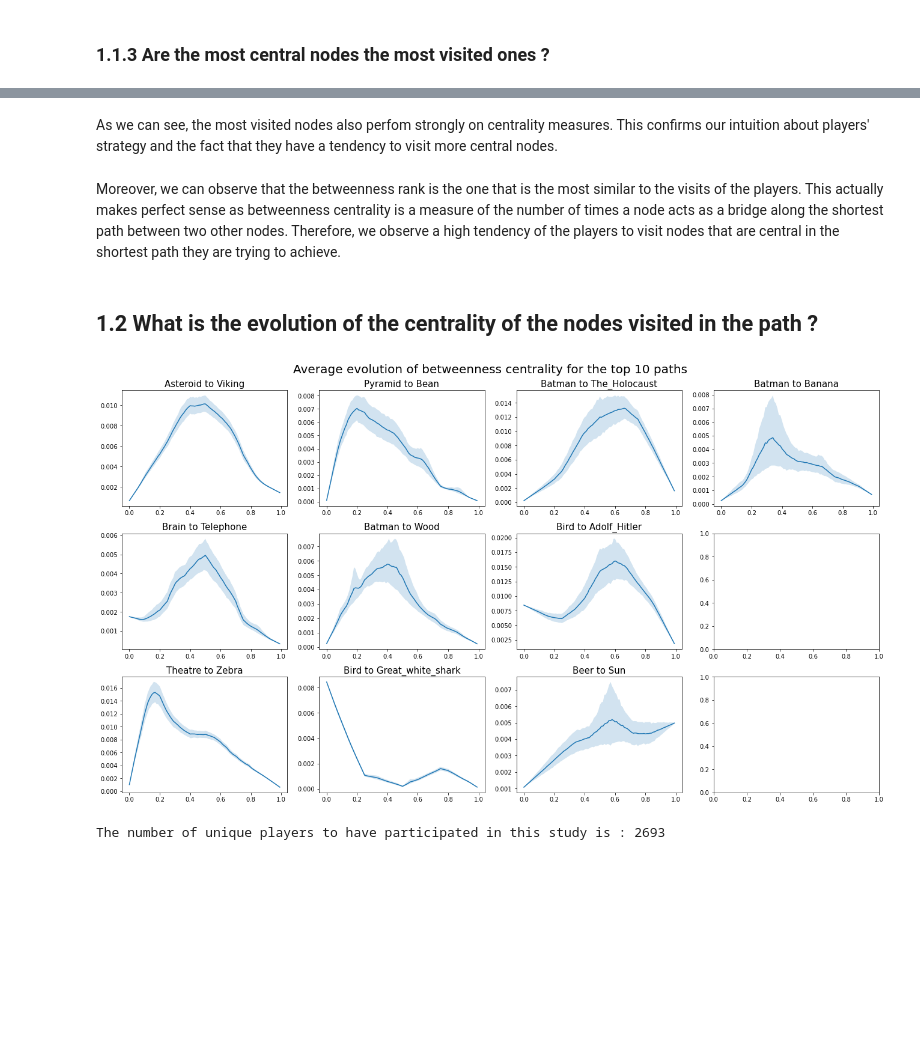
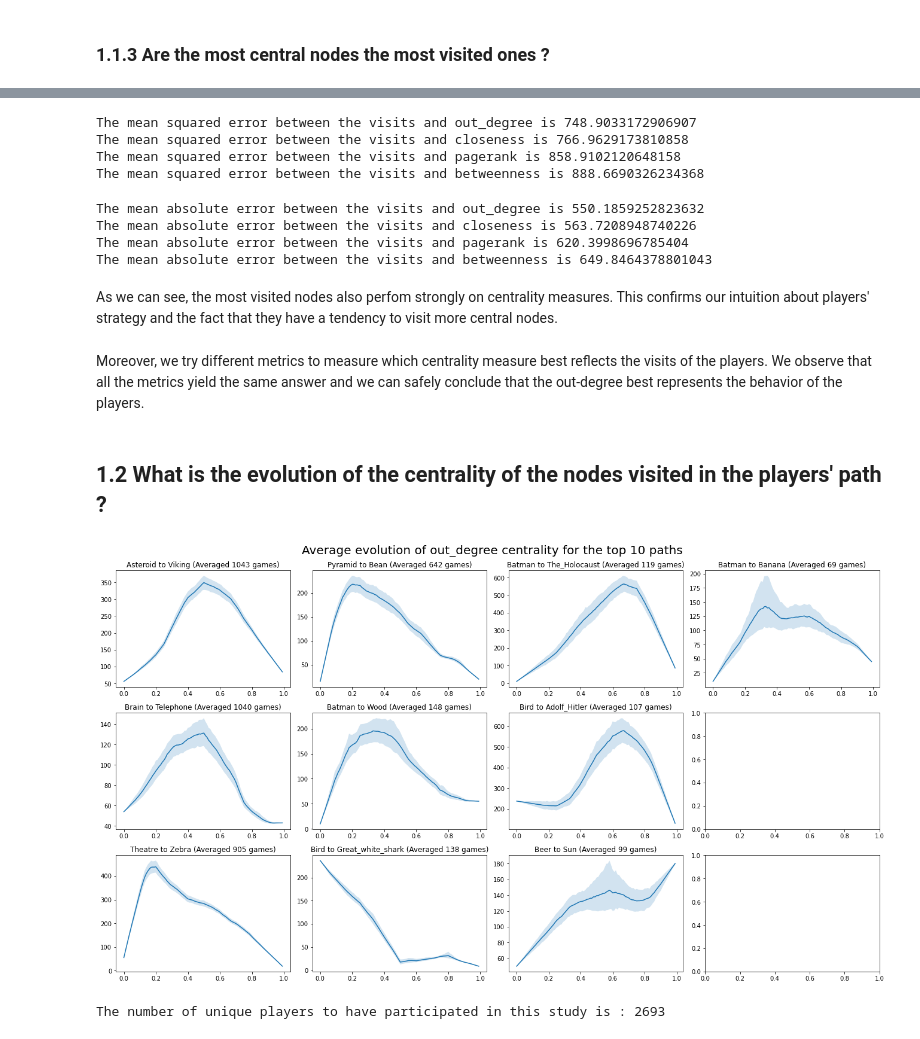
Before and after one commit to khalilacheche/ada-2022-project-adaes, a Jupyter notebook: How_Predictable_Are_Humans.ipynb, the cells around one changed output, grey strips where cells are left out. Cells and saved outputs as stored; diff of their text form; code cells hidden in the pictures; blank space fills up the shorter version.

```diff
--- a/How_Predictable_Are_Humans.ipynb
+++ b/How_Predictable_Are_Humans.ipynb
@@ -71,9 +77,11 @@ OUT_DEGREE = 'out_degree'
 CLOSENESS = 'closeness'
 PAGERANK = 'pagerank'
 BETWEENNESS = 'betweenness'
+SEMANTIC = 'sematic similarity'
 CENTRALITY_MEASURES = [OUT_DEGREE, CLOSENESS, PAGERANK, BETWEENNESS]
 
 AVERAGE_PATH_LENGTH = round(df_paths_finished['path_length'].mean())
+K = 10
 # %%
 # We define the data schema for the analysis
 class DataSchema :
@@ -174,9 +170,31 @@ df_nodes[[DataSchema.VISITS, 'out_degree_rank', 'closeness_rank', 'betweenness_r
+# %%
+# We choose mean squared error to measure how close are the ranks of the centrality measures and the visits
+dist = [mean_squared_error(df_nodes[DataSchema.VISITS+'_rank'], df_nodes[measure+'_rank'], squared=False) for measure in CENTRALITY_MEASURES]
+dist.sort()
+for d in dist:
+    print('The mean squared error between the visits and {} is {}'.format(CENTRALITY_MEASURES[dist.index(d)], d))
+# %% [output]
+The mean squared error between the visits and out_degree is 748.9033172906907
+The mean squared error between the visits and closeness is 766.9629173810858
+The mean squared error between the visits and pagerank is 858.9102120648158
+The mean squared error between the visits and betweenness is 888.6690326234368
+# %%
+# We choose mean absolute error to measure how close are the ranks of the centrality measures and the visits
+dist = [mean_absolute_error(df_nodes[DataSchema.VISITS+'_rank'], df_nodes[measure+'_rank']) for measure in CENTRALITY_MEASURES]
+dist.sort()
+for d in dist:
+    print('The mean absolute error between the visits and {} is {}'.format(CENTRALITY_MEASURES[dist.index(d)], d))
+# %% [output]
+The mean absolute error between the visits and out_degree is 550.1859252823632
+The mean absolute error between the visits and closeness is 563.7208948740226
+The mean absolute error between the visits and pagerank is 620.3998696785404
+The mean absolute error between the visits and betweenness is 649.8464378801043
 # %% [markdown]
 As we can see, the most visited nodes also perfom strongly on centrality measures. This confirms our intuition about players' strategy and the fact that they have a tendency to visit more central nodes.
 # %% [markdown]
-Moreover, we can observe that the betweenness rank is the one that is the most similar to the visits of the players. This actually makes perfect sense as betweenness centrality is a measure of the number of times a node acts as a bridge along the shortest path between two other nodes. Therefore, we observe a high tendency of the players to visit nodes that are central in the shortest path they are trying to achieve.
+Moreover, we try different metrics to measure which centrality measure best reflects the visits of the players. We observe that all the metrics yield the same answer and we can safely conclude that the out-degree best represents the behavior of the players.
 # %% [markdown]
-## 1.2 What is the evolution of the centrality of the nodes visited in the path ?
+## 1.2 What is the evolution of the centrality of the nodes visited in the players' path ?
 # %%
 # We define a function to get the k most played games
 def get_top_k_games(df_paths_finished, k):
@@ -203,13 +221,18 @@ def get_number_players(df_paths_finished, top_k_games):
     return df_pruned.hashedIpAddress.nunique()
 # %%
 # We define a function to plot the  average evolution of a centrality measure for the top k paths
-def plot_average_evolution(df_paths_finished, df_nodes, k, measure):
+def plot_average_evolution(
+    df_paths_finished, k, measure, df_nodes=None, df_embeddings=None
+):
     top_k_games = get_top_k_games(df_paths_finished, k)
-    num_rows = math.floor(math.sqrt(k))
-    num_cols = k // num_rows + 1
+    num_rows = math.floor(math.sqrt(K))
+    num_cols = k // num_rows
+    num_cols = num_cols if K % num_rows == 0 else num_cols + 1
     figure, axis = plt.subplots(num_rows, num_cols)
 
     for i, game in enumerate(top_k_games):
+        path_measure = []
+
         df_games = df_paths_finished[
             [DataSchema.START, DataSchema.TARGET, DataSchema.PATH]
         ]
@@ -217,15 +240,33 @@ def plot_average_evolution(df_paths_finished, df_nodes, k, measure):
             df_games[DataSchema.TARGET] == game[1]
         )
         df_games = df_games[mask]
-        df_games["path_measure"] = df_games[DataSchema.PATH].apply(
-            lambda l: [df_nodes.loc[elem][measure] for elem in l]
-        )
-        xs, ys, l, u = get_value_evolution(list(df_games["path_measure"]))
+        num_games = df_games.shape[0]
+
+        if measure in CENTRALITY_MEASURES:
+            path_measure = list(
+                df_games[DataSchema.PATH].apply(
+                    lambda l: [df_nodes.loc[elem][measure] for elem in l]
+                )
+            )
+        else:
+            paths = df_games[DataSchema.PATH].values
+            for path in paths:
+                list_of_articles = path[:-1]
+                target_article = path[-1]
+                path_measure.append(
+                    compute_cosine_similarity(
+                        df_embeddings, list_of_articles, target_article
+                    )
+                )
+
+        xs, ys, l, u = get_value_evolution(path_measure)
         ax = axis[i % num_rows, i // num_rows]
         ax.plot(xs, ys)
         ax.fill_between(xs, l, u, alpha=0.2)
-
-        ax.set_title(game[0] + " to " + game[1], fontsize=15)
+        ax.set_title(
+            "{} to {} (Averaged {} games)".format(game[0], game[1], num_games),
+            fontsize=12,
+        )
 
     figure.suptitle(
         "Average evolution of {} centrality for the top {} paths".format(measure, k),
@@ -238,7 +277,7 @@ def plot_average_evolution(df_paths_finished, df_nodes, k, measure):
 # %%
-plot_average_evolution(df_paths_finished, df_nodes, 10, BETWEENNESS)
+plot_average_evolution(df_paths_finished, K, OUT_DEGREE,df_nodes=df_nodes)
 # %% [output]
-[figure, old version]
+[figure, new version]
 # %%
 # We emphasize statistical significance based on how many players are involved in this study
 print('The number of unique players to have participated in this study is :', get_number_players(df_paths_finished, get_top_k_games(df_paths_finished, 10)))
```
Also changed, not shown: parts of 39 cells of this notebook, 3 other files.
